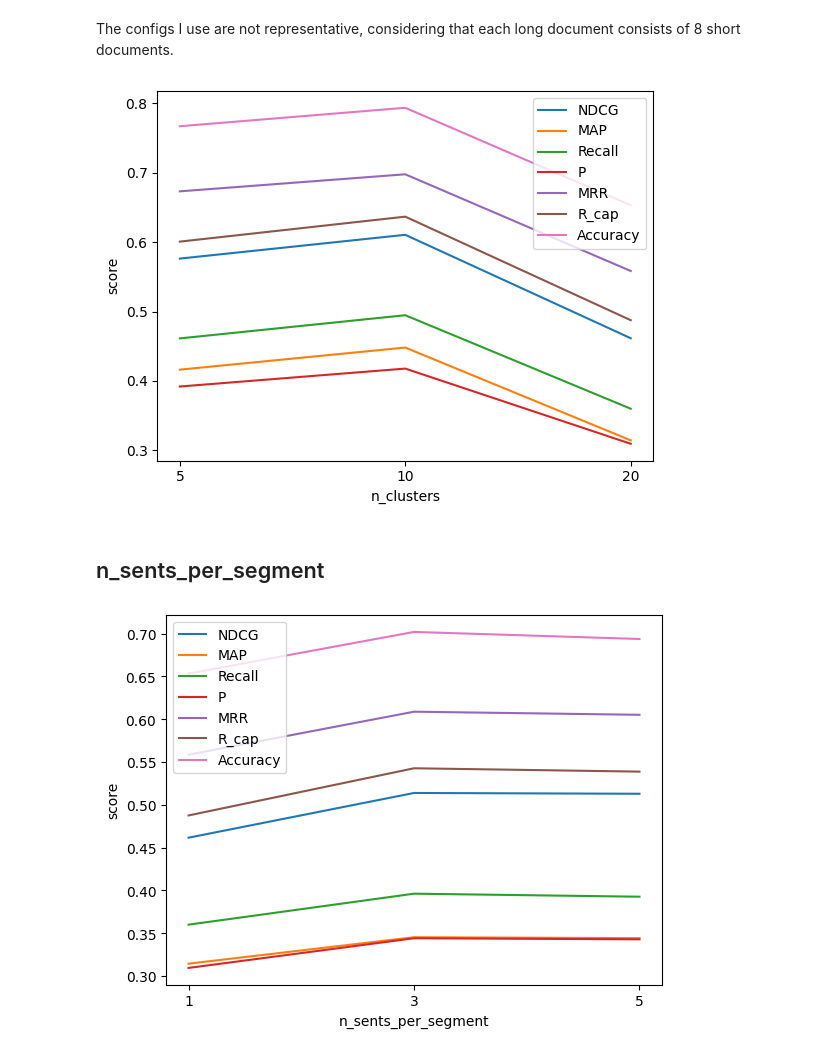
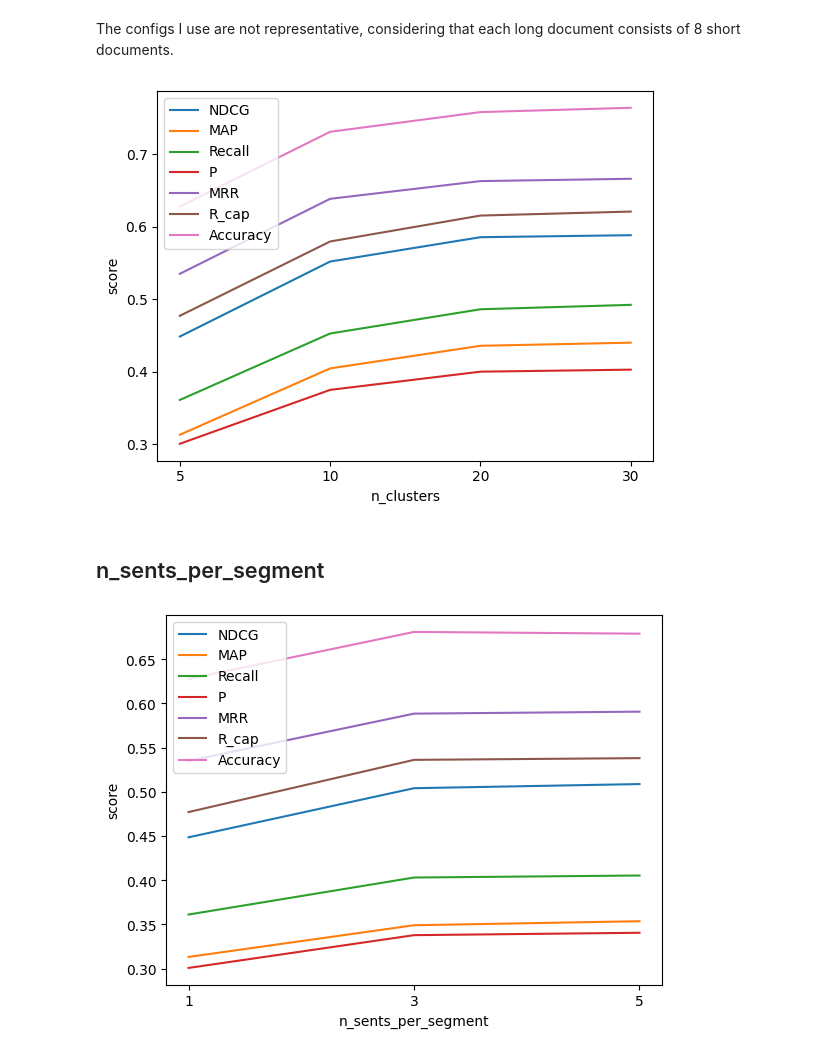
Before and after one commit to toastedqu/SmartChunk, a Jupyter notebook: plot_results.ipynb, the cells around one changed output. Drawn from its saved outputs; the diff is of its cells as text; code cells hidden in the pictures.

```diff
--- a/plot_results.ipynb
+++ b/plot_results.ipynb
@@ -5,7 +5,7 @@ import matplotlib.pyplot as plt
 import pandas as pd
 
 metrics = ["NDCG@k", "MAP@k", "Recall@k", "Precision@k", "MRR@k", "R_cap@k", "Hole@k", "Accuracy@k"]
-datasets = ['nfcorpus','nq','hotpotqa','fiqa', 'webis-touche2020','dbpedia-entity','scidocs','fever','climate-fever','scifact']
+datasets = ['nfcorpus','nq','hotpotqa','fiqa', 'webis-touche2020','dbpedia-entity','scidocs','fever','climate-fever','scifact','mldr']
 
 def get_important_metrics(metrics: list):
     important_metrics = []
@@ -133,9 +132,10 @@ The configs I use are not representative, considering that each long document co
 # %%
 df = get_average_results()
 df = get_hyperparam_comparison(df, 'n_clusters', exclude_methods=['cluster_chunker_mode_k-split_n_clusters_5_n_sents_per_segment_3', 'cluster_chunker_mode_k-split_n_clusters_5_n_sents_per_segment_5'])
-plot_metrics_cross_all_k(df, xargs = ['5', '10', '20'], xlabel = 'n_clusters')
+df = pd.concat([df.iloc[[-1],:], df.iloc[:-1,:]], axis=1)
+plot_metrics_cross_all_k(df, xargs = ['5', '10', '20', '30'], xlabel = 'n_clusters')
 # %% [output]
-[figure, old version]
+[figure, new version]
 # %% [markdown]
 ## n_sents_per_segment
 # %%
@@ -143,4 +143,4 @@ df = get_average_results()
 df = get_hyperparam_comparison(df, 'n_sents_per_segment', default_method='cluster_chunker_mode_k-split_n_clusters_5')
 plot_metrics_cross_all_k(df, xargs = ['1', '3', '5'], xlabel = 'n_sents_per_segment')
 # %% [output]
-[figure, old version]
+[figure, new version]
```
Also changed, not shown: parts of 4 cells of this notebook, 13 other files.
